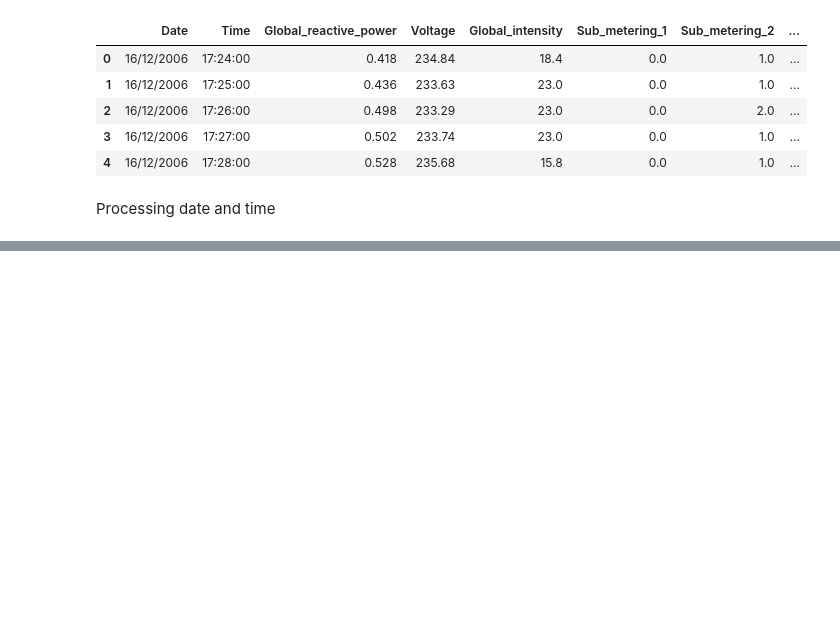
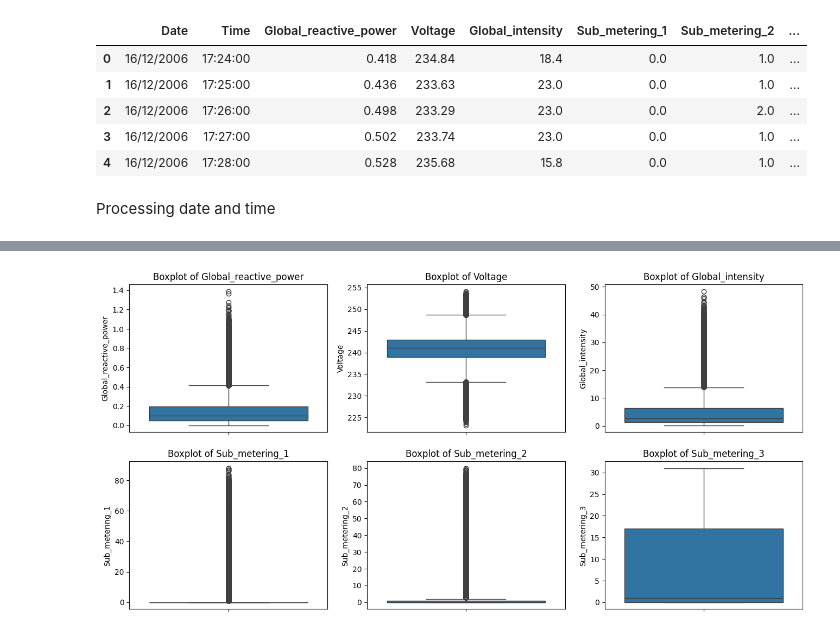
Before and after one commit to Nick-Kevin/supervised-learning-mini-projects, a Jupyter notebook: Regression/household_power_consumption.ipynb, the cells around one changed output, grey strips where cells are left out. Drawn from its saved outputs; the diff is of its cells as text; code cells hidden in the pictures; blank space fills up the shorter version.

Commit message:
perform data preprocessing til feature selection

```diff
--- a/Regression/household_power_consumption.ipynb
+++ b/Regression/household_power_consumption.ipynb
@@ -251,0 +211,14 @@ X.head(1)
+# %%
+# drawing boxplot to visualize outliers
+sensor_cols = ['Global_reactive_power', 'Voltage', 'Global_intensity', 'Sub_metering_1', 'Sub_metering_2', 'Sub_metering_3']
+
+plt.figure(figsize=(16, 12))
+
+for col in sensor_cols:
+    plt.subplot(3, 3, sensor_cols.index(col)+1)
+    sns.boxplot(data=X[col])
+    plt.title('Boxplot of ' + col)
+
+plt.show()
+# %% [output]
+[figure, added]
```
Also changed, not shown: parts of 22 cells of this notebook.
